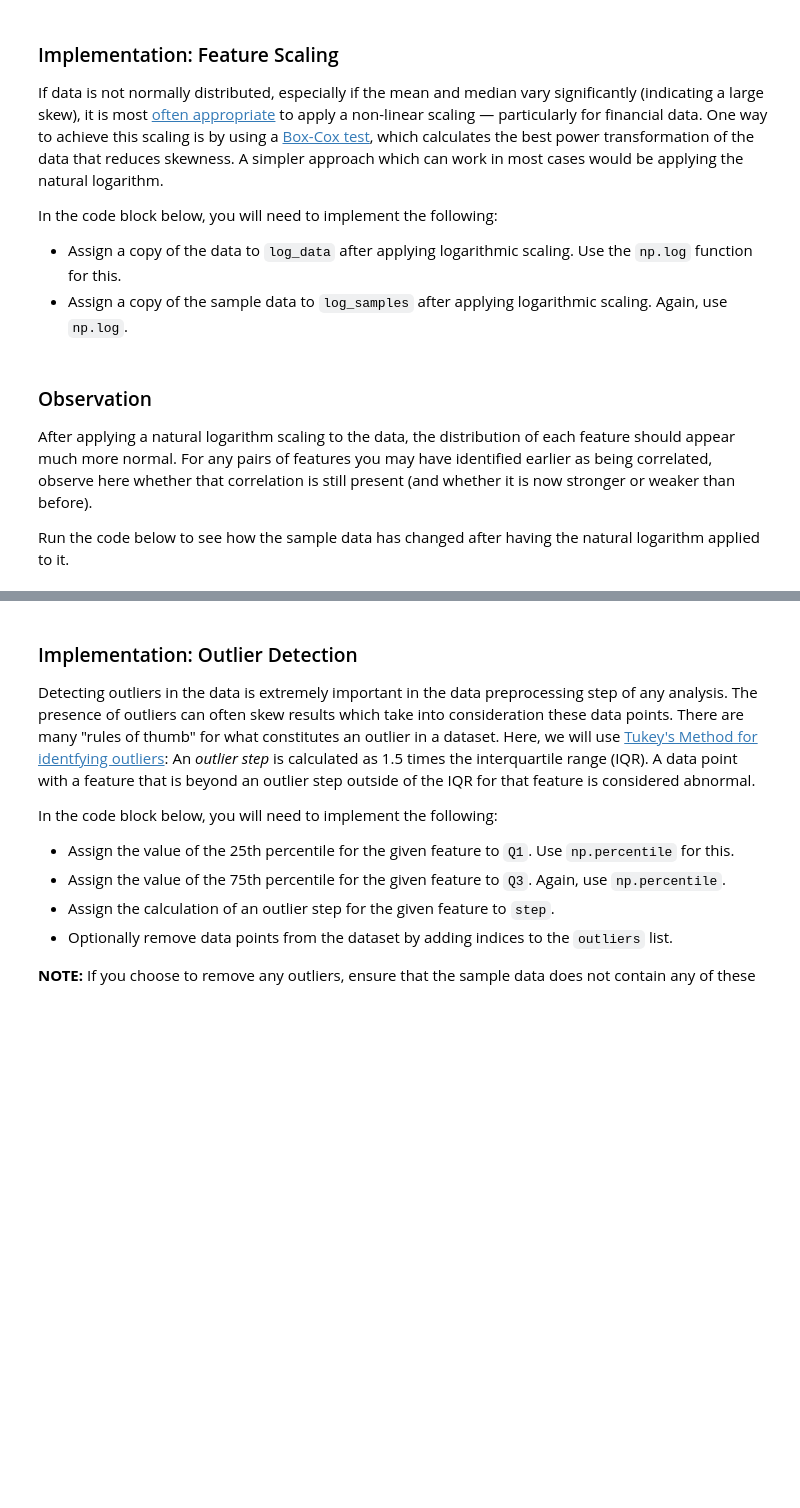
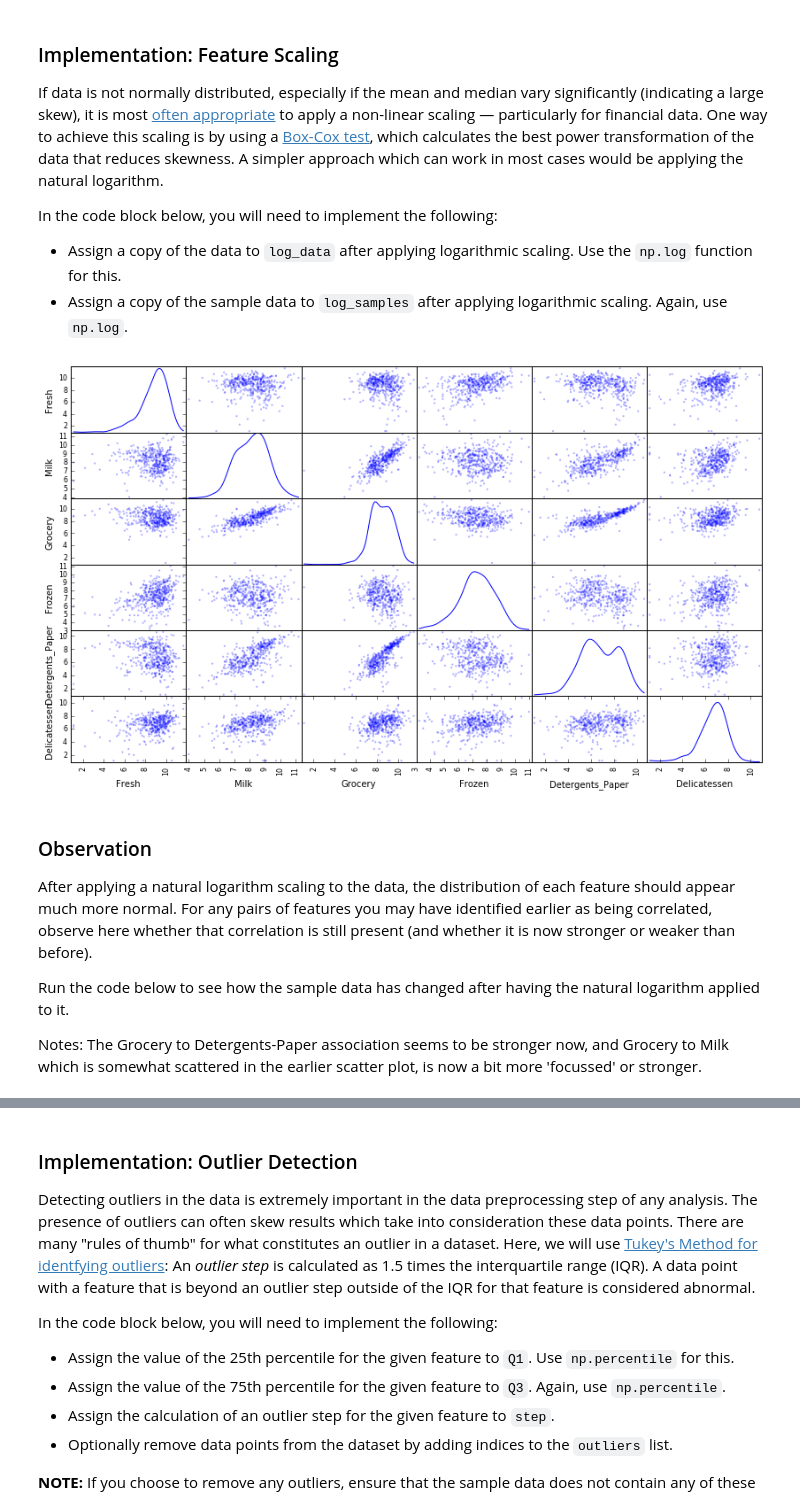
Before and after one commit to rajivmoghe/nd009, a Jupyter notebook: projects/customer_segments/customer_segments.ipynb, the cells around one changed output, grey strips where cells are left out. Saved outputs shown, nothing was run; the diff lists cells and outputs as text; code cells hidden in the pictures; blank space fills up the shorter version.

```diff
--- a/projects/customer_segments/customer_segments.ipynb
+++ b/projects/customer_segments/customer_segments.ipynb
@@ -52,9 +66,11 @@ display(data.describe())
 To get a better understanding of the customers and how their data will transform through the analysis, it would be best to select a few sample data points and explore them in more detail. In the code block below, add **three** indices of your choice to the `indices` list which will represent the customers to track. It is suggested to try different sets of samples until you obtain customers that vary significantly from one another.
 # %%
 # TODO: Select three indices of your choice you wish to sample from the dataset
-indices = []
+indices = [160, 230, 358]
 
 # Create a DataFrame of the chosen samples
 samples = pd.DataFrame(data.loc[indices], columns = data.keys()).reset_index(drop = True)
 print "Chosen samples of wholesale customers dataset:"
 display(samples)
+#what's the mean purchase for each category?
+print data.mean()
@@ -136,17 +272,21 @@ In the code block below, you will need to implement the following:
  - Assign a copy of the sample data to `log_samples` after applying logarithmic scaling. Again, use `np.log`.
 # %%
 # TODO: Scale the data using the natural logarithm
-log_data = None
+log_data = np.log(data)
 
 # TODO: Scale the sample data using the natural logarithm
-log_samples = None
+log_samples = np.log(samples)
 
 # Produce a scatter matrix for each pair of newly-transformed features
-pd.scatter_matrix(log_data, alpha = 0.3, figsize = (14,8), diagonal = 'kde');
+pd.plotting.scatter_matrix(log_data, alpha = 0.3, figsize = (14,8), diagonal = 'kde');
+# %% [output]
+[figure, added]
 # %% [markdown]
 ### Observation
 After applying a natural logarithm scaling to the data, the distribution of each feature should appear much more normal. For any pairs of features you may have identified earlier as being correlated, observe here whether that correlation is still present (and whether it is now stronger or weaker than before).
 
 Run the code below to see how the sample data has changed after having the natural logarithm applied to it.
+
+Notes: The Grocery to Detergents-Paper association seems to be stronger now, and Grocery to Milk which is somewhat scattered in the earlier scatter plot, is now a bit more 'focussed' or stronger.
 # %%
 # Display the log-transformed sample data
```
Also changed, not shown: parts of 46 cells of this notebook, 2 other files.
